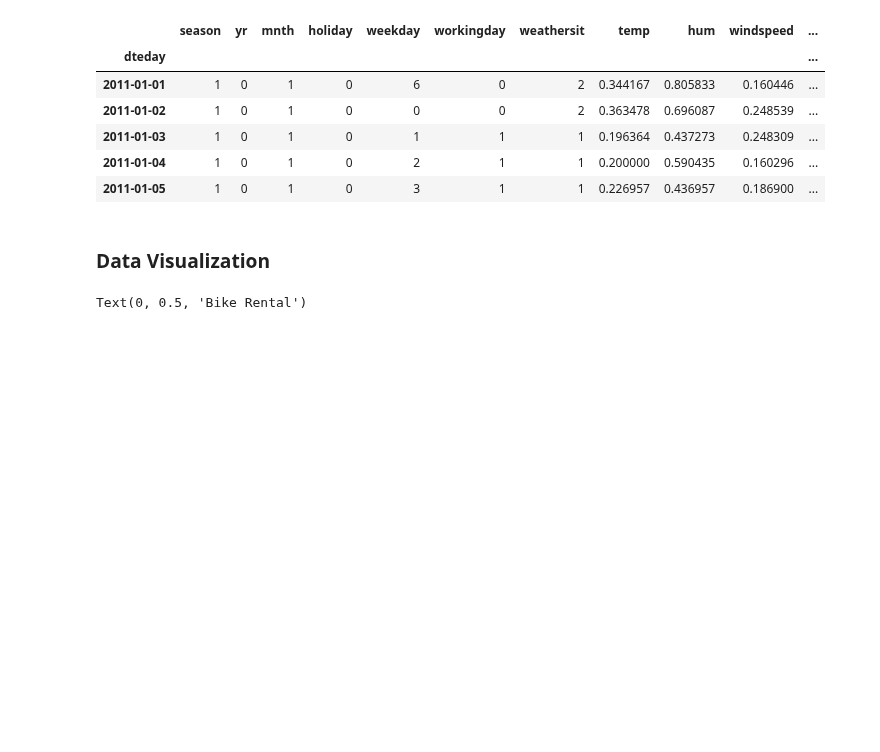
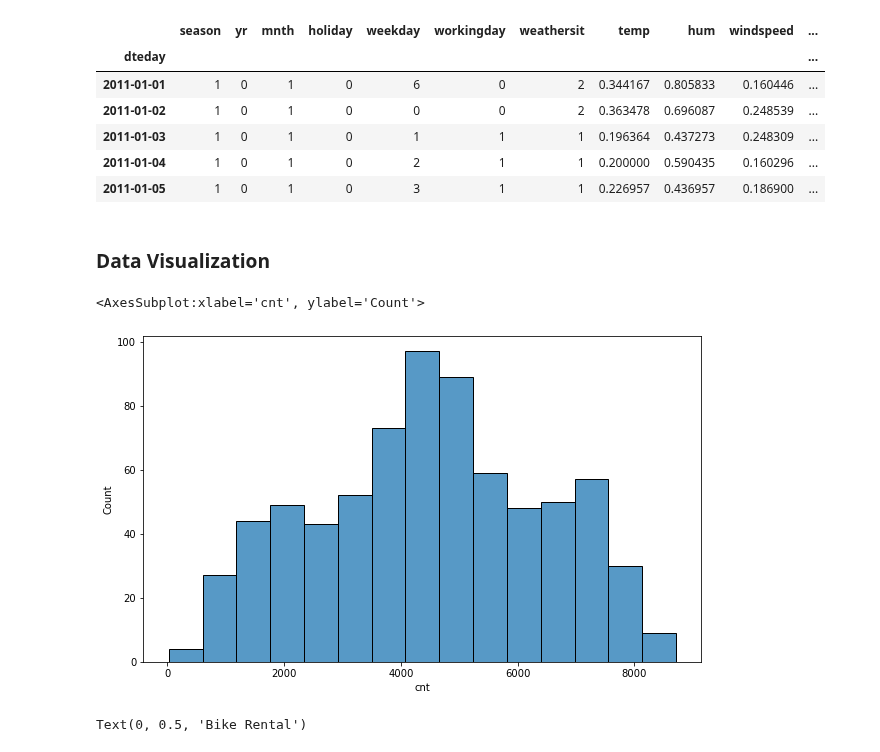
Before and after one commit to suvofalcon/Py-SpringboardAIML, a Jupyter notebook: _10_TensorFlow2.0/_05_ANN_BikeRentalUsage.ipynb, the cells around one changed output. Drawn from its saved outputs; the diff is of its cells as text; code cells hidden in the pictures; blank space fills up the shorter version.

```diff
--- a/_10_TensorFlow2.0/_05_ANN_BikeRentalUsage.ipynb
+++ b/_10_TensorFlow2.0/_05_ANN_BikeRentalUsage.ipynb
@@ -176,6 +174,13 @@ bike.head()
 | 2011-01-05 | 1 | 0 | 1 | 0 | 3 | 1 | 1 | 0.226957 | 0.436957 | 0.186900 | ... |
 # %% [markdown]
 ### Data Visualization
+# %%
+# Lets visualize the distribution of the target variables
+plt.figure(figsize=(10, 6))
+sns.histplot(bike['cnt'], bins=15)
+# %% [output]
+<AxesSubplot:xlabel='cnt', ylabel='Count'>
+[figure, added]
 # %%
 # Lets visualise the target variable first by weekly
 plt.figure(figsize=(10, 6))
```
Also changed, not shown: parts of 10 cells of this notebook.
